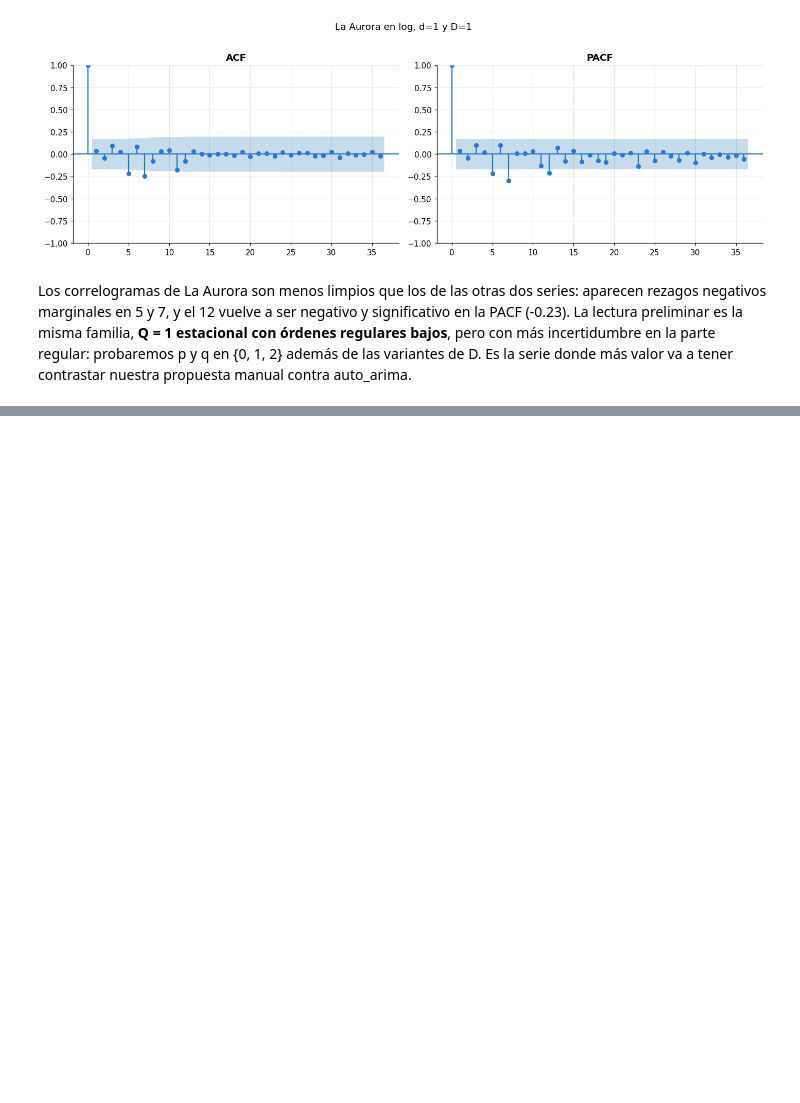
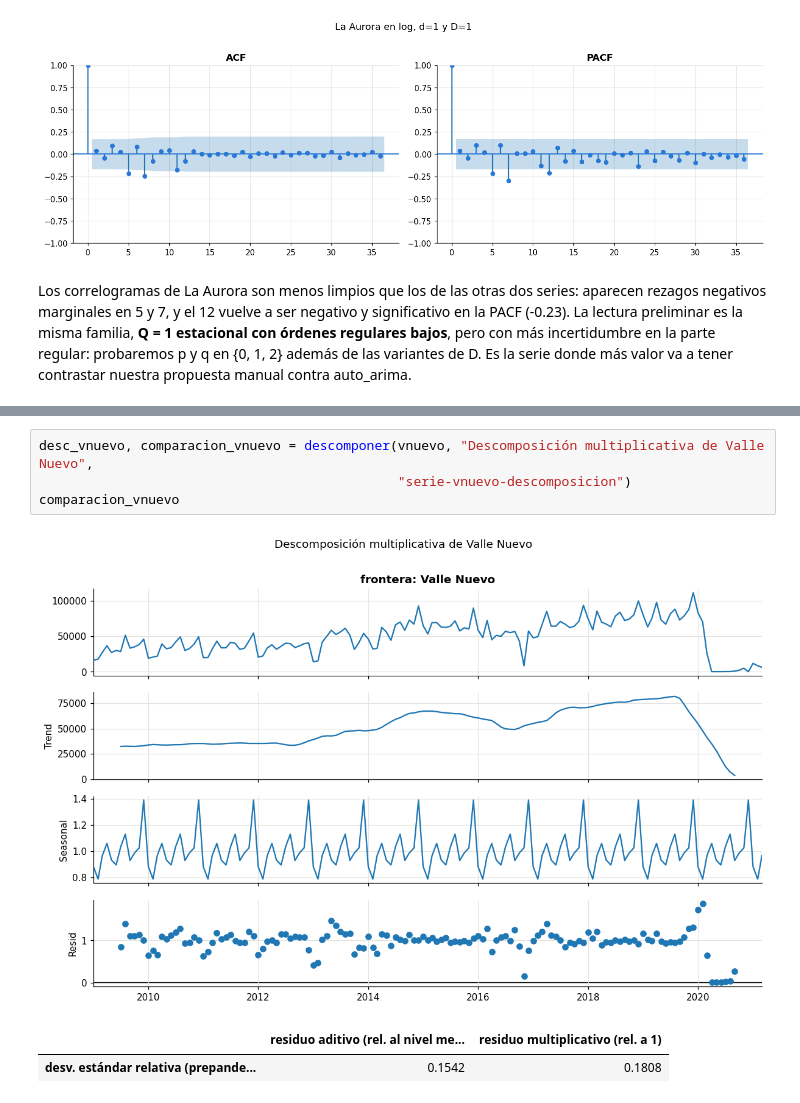
Before and after one commit to Fercho1118/Laboratorio-1-Series-de-Tiempo, a Jupyter notebook: notebooks/analisis-series.ipynb, the cells around one changed output, grey strips where cells are left out. Drawn from its saved outputs; the diff is of its cells as text; blank space fills up the shorter version.

```diff
--- a/notebooks/analisis-series.ipynb
+++ b/notebooks/analisis-series.ipynb
@@ -628,0 +646,8 @@ y comparación del punto 4f al 4k.
+# %%
+desc_vnuevo, comparacion_vnuevo = descomponer(vnuevo, "Descomposición multiplicativa de Valle Nuevo",
+                                              "serie-vnuevo-descomposicion")
+comparacion_vnuevo
+# %% [output]
+[figure, added]
+|  | residuo aditivo (rel. al nivel me... | residuo multiplicativo (rel. a 1) |
+| desv. estándar relativa (prepande... | 0.1542 | 0.1808 |
```
Also changed, not shown: parts of 25 cells of this notebook.
